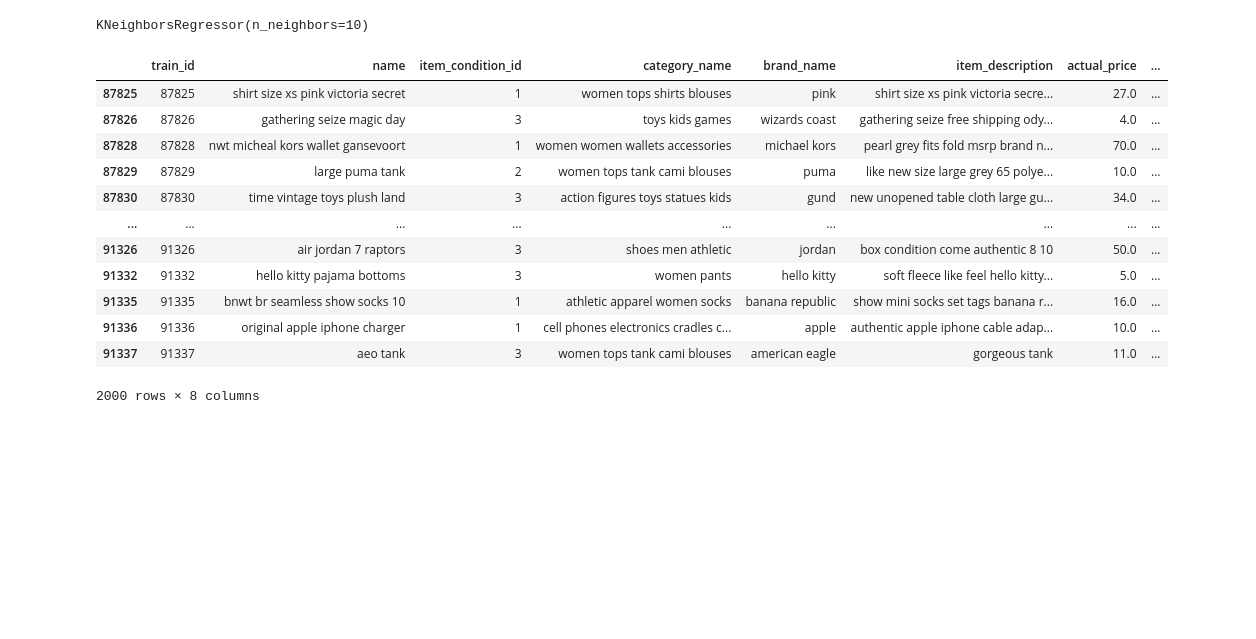
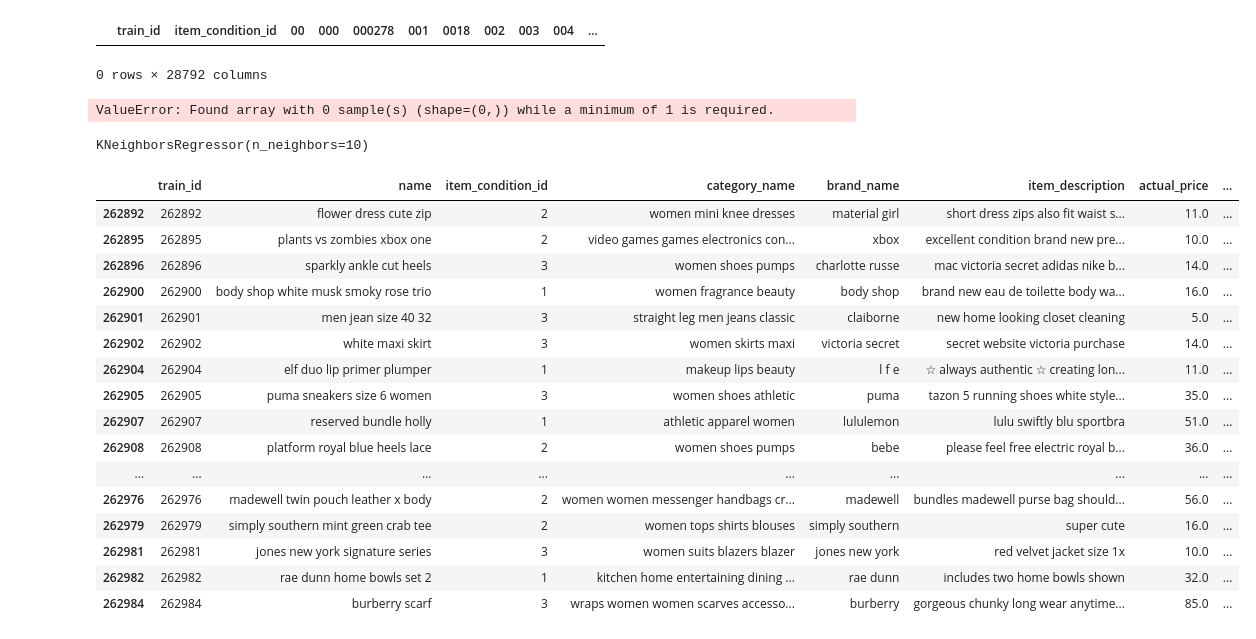
Before and after one commit to AI-project-Team-4/AI-Class-Project, a Jupyter notebook: KNN.ipynb, the cells around one changed output. Cells and saved outputs as stored; diff of their text form; code cells hidden in the pictures; blank space fills up the shorter version.

```diff
--- a/KNN.ipynb
+++ b/KNN.ipynb
@@ -16,16 +80,14 @@ from sklearn.preprocessing import OrdinalEncoder
 from sklearn.preprocessing import StandardScaler
 from sklearn.compose import ColumnTransformer
 from sklearn.preprocessing import OneHotEncoder
-
-num_attribs = []
-cat_attribs = ['name', 'category_name', 'brand_name', 'item_description']
+from sklearn.preprocessing import LabelEncoder
 
 num_pipeline = Pipeline([
-    ('label', OrdinalEncoder(handle_unknown='ignore')),
+    ('label', OrdinalEncoder()),
     ('std_scaler', StandardScaler())
 ])
 
 full_pipeline = ColumnTransformer([
-    #('num', num_pipeline, num_attribs),   #returns a dense matrix
-    ('cat', OneHotEncoder(), cat_attribs) #returns a sparse matrix
+    ('num', num_pipeline, num_attribs),   #returns a dense matrix
+    #('str', OneHotEncoder(), cat_attribs) #returns a sparse matrix
 ])
@@ -43,19 +93,0 @@ data_df.head()
-# %%
-from rake_nltk import Rake
-
-r = Rake()
-
-def rake_implement(x):
-    string = ""
-    r.extract_keywords_from_text(x)
-    # temp is list of keywords from the above function
-    temp = r.get_ranked_phrases()
-
-    # concats the list items to a string
-    for i in temp:
-        string = string + i + " "
-    return string
-
-for column in cat_attribs:
-    data_df[column] = data_df[column].apply(lambda x: rake_implement(x))
-data_df.head()
@@ -69,15 +94,23 @@ data_df.head()
 # %%
-X_train = data_df[:100000].copy()
-y_train = X_train['price'].copy()
-X_train = X_train.drop('price', axis=1)
-
-X_test = data_df[50000:52000].copy()
-y_test = X_test['price'].copy()
-X_test = X_test.drop('price', axis=1)
+X_train = data_df[:50000].copy()
+y_train = X_train['price_x'].copy()
+X_train = X_train.drop('price_x', axis=1)
+# %%
+X_test = data_df[52000:56000].copy()
+y_test = X_test['price_x'].copy()
+X_test = X_test.drop('price_x', axis=1)
+# %%
+X_test
+# %% [output]
+|  | train_id | item_condition_id | 00 | 000 | 000278 | 001 | 0018 | 002 | 003 | 004 | ... |
+0 rows × 28792 columns
 # %%
 full_pipeline = full_pipeline.fit(X_train)
 X_train_prep = full_pipeline.transform(X_train)
 X_test_prep = full_pipeline.transform(X_test)
+X_train_prep
+# %% [output]
+ValueError: Found array with 0 sample(s) (shape=(0,)) while a minimum of 1 is required.
 # %%
 from sklearn.neighbors import KNeighborsRegressor
 
@@ -91,18 +124,22 @@ predictions = knn.predict(X_test_prep)
 # %%
 X_test['actual_price'] = y_test
 X_test['new_price'] = predictions
-X_test
+X_test.head(50)
 # %% [output]
 |  | train_id | name | item_condition_id | category_name | brand_name | item_description | actual_price | ... |
-| 87825 | 87825 | shirt size xs pink victoria secret | 1 | women tops shirts blouses | pink | shirt size xs pink victoria secre... | 27.0 | ... |
-| 87826 | 87826 | gathering seize magic day | 3 | toys kids games | wizards coast | gathering seize free shipping ody... | 4.0 | ... |
-| 87828 | 87828 | nwt micheal kors wallet gansevoort | 1 | women women wallets accessories | michael kors | pearl grey fits fold msrp brand n... | 70.0 | ... |
-| 87829 | 87829 | large puma tank | 2 | women tops tank cami blouses | puma | like new size large grey 65 polye... | 10.0 | ... |
-| 87830 | 87830 | time vintage toys plush land | 3 | action figures toys statues kids | gund | new unopened table cloth large gu... | 34.0 | ... |
+| 262892 | 262892 | flower dress cute zip | 2 | women mini knee dresses | material girl | short dress zips also fit waist s... | 11.0 | ... |
+| 262895 | 262895 | plants vs zombies xbox one | 2 | video games games electronics con... | xbox | excellent condition brand new pre... | 10.0 | ... |
+| 262896 | 262896 | sparkly ankle cut heels | 3 | women shoes pumps | charlotte russe | mac victoria secret adidas nike b... | 14.0 | ... |
+| 262900 | 262900 | body shop white musk smoky rose trio | 1 | women fragrance beauty | body shop | brand new eau de toilette body wa... | 16.0 | ... |
+| 262901 | 262901 | men jean size 40 32 | 3 | straight leg men jeans classic | claiborne | new home looking closet cleaning | 5.0 | ... |
+| 262902 | 262902 | white maxi skirt | 3 | women skirts maxi | victoria secret | secret website victoria purchase | 14.0 | ... |
+| 262904 | 262904 | elf duo lip primer plumper | 1 | makeup lips beauty | l f e | ☆ always authentic ☆ creating lon... | 11.0 | ... |
+| 262905 | 262905 | puma sneakers size 6 women | 3 | women shoes athletic | puma | tazon 5 running shoes white style... | 35.0 | ... |
+| 262907 | 262907 | reserved bundle holly | 1 | athletic apparel women | lululemon | lulu swiftly blu sportbra | 51.0 | ... |
+| 262908 | 262908 | platform royal blue heels lace | 2 | women shoes pumps | bebe | please feel free electric royal b... | 36.0 | ... |
 | ... | ... | ... | ... | ... | ... | ... | ... | ... |
-| 91326 | 91326 | air jordan 7 raptors | 3 | shoes men athletic | jordan | box condition come authentic 8 10 | 50.0 | ... |
-| 91332 | 91332 | hello kitty pajama bottoms | 3 | women pants | hello kitty | soft fleece like feel hello kitty... | 5.0 | ... |
-| 91335 | 91335 | bnwt br seamless show socks 10 | 1 | athletic apparel women socks | banana republic | show mini socks set tags banana r... | 16.0 | ... |
-| 91336 | 91336 | original apple iphone charger | 1 | cell phones electronics cradles c... | apple | authentic apple iphone cable adap... | 10.0 | ... |
-| 91337 | 91337 | aeo tank | 3 | women tops tank cami blouses | american eagle | gorgeous tank | 11.0 | ... |
+| 262976 | 262976 | madewell twin pouch leather x body | 2 | women women messenger handbags cr... | madewell | bundles madewell purse bag should... | 56.0 | ... |
+| 262979 | 262979 | simply southern mint green crab tee | 2 | women tops shirts blouses | simply southern | super cute | 16.0 | ... |
+| 262981 | 262981 | jones new york signature series | 3 | women suits blazers blazer | jones new york | red velvet jacket size 1x | 10.0 | ... |
+| 262982 | 262982 | rae dunn home bowls set 2 | 1 | kitchen home entertaining dining ... | rae dunn | includes two home bowls shown | 32.0 | ... |
+| 262984 | 262984 | burberry scarf | 3 | wraps women women scarves accesso... | burberry | gorgeous chunky long wear anytime... | 85.0 | ... |
-2000 rows × 8 columns
```
Also changed, not shown: parts of 7 cells of this notebook.
